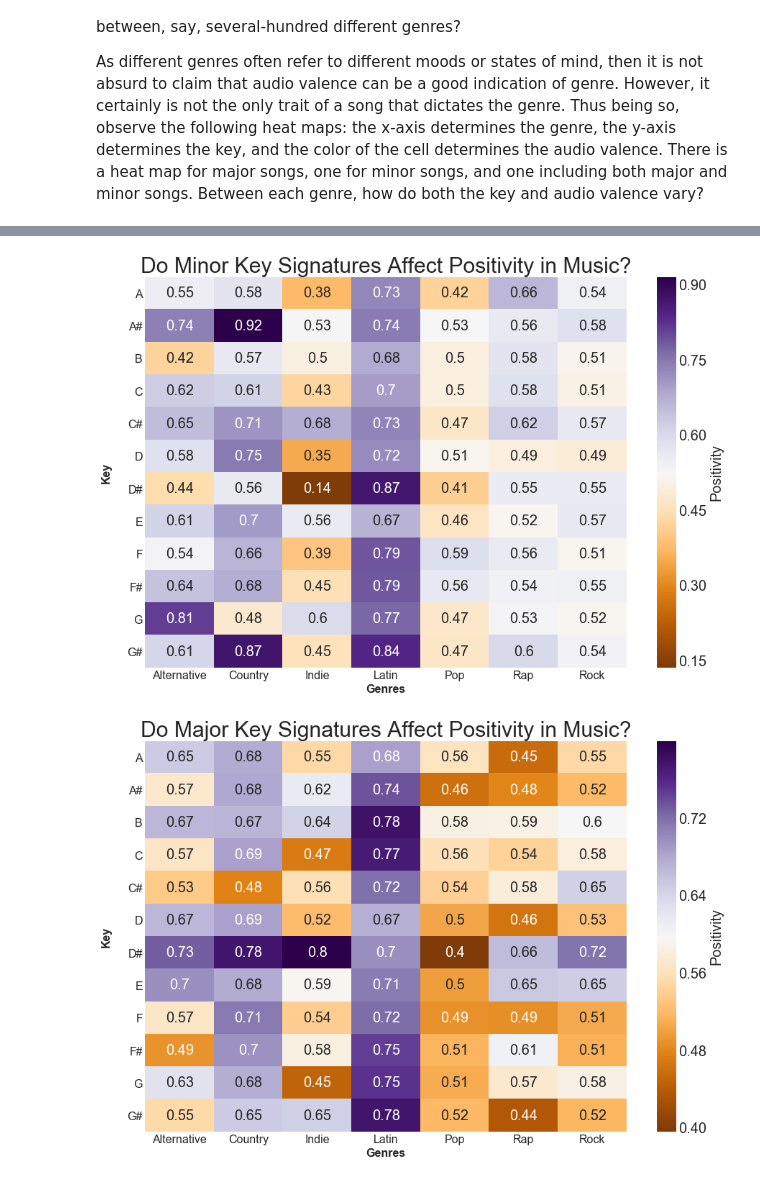
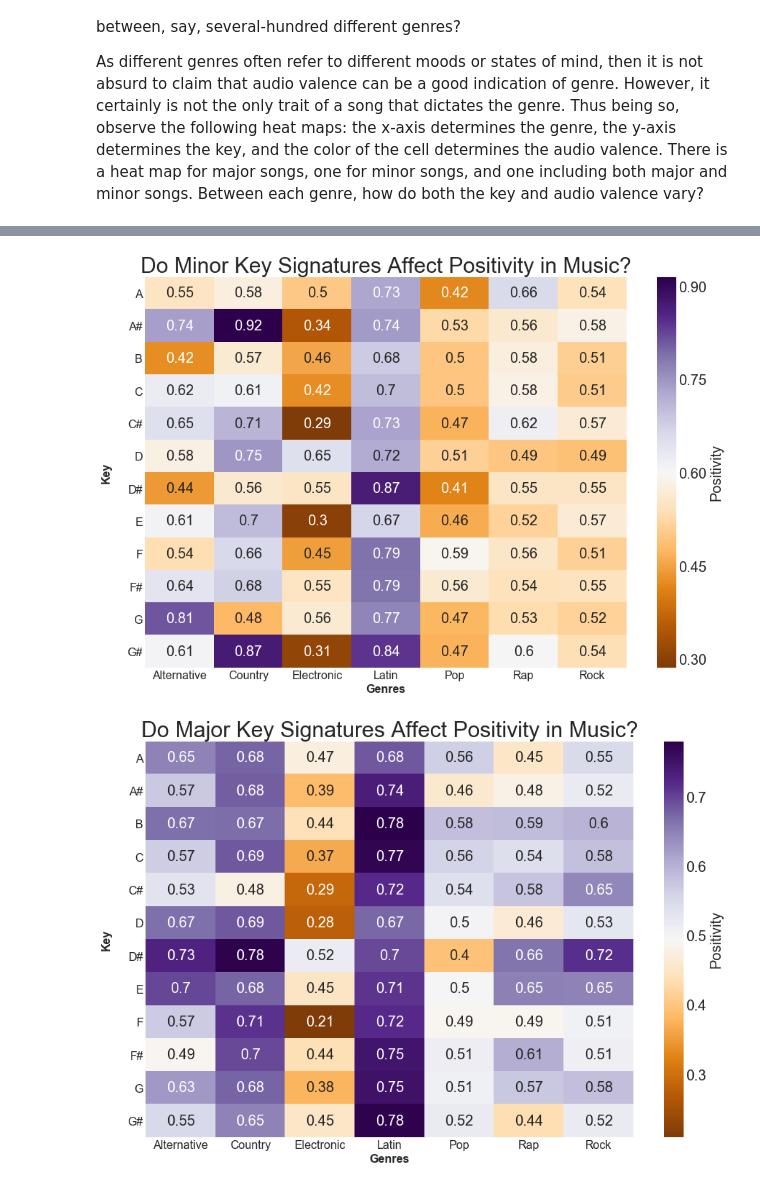
Before and after one commit to GolAbrishami/anlt232hw2, a Jupyter notebook: austin_edwin_golnaz-homework2_final_writeup.ipynb, the cells around one changed output, grey strips where cells are left out. Cells and saved outputs as stored; diff of their text form; code cells hidden in the pictures.

Commit message:
Added more text, histograms, and formatting.

```diff
--- a/austin_edwin_golnaz-homework2_final_writeup.ipynb
+++ b/austin_edwin_golnaz-homework2_final_writeup.ipynb
@@ -152,20 +229,11 @@ Now that the data is properly split by genre, further analysis ensues. The follo
 # %%
-# create value counts for each genre
-rock_mode = rock_df.audio_mode.value_counts()
-country_mode = country_df.audio_mode.value_counts()
-pop_mode = pop_df.audio_mode.value_counts()
-alt_mode = alt_df.audio_mode.value_counts()
-rap_mode = rap_df.audio_mode.value_counts()
-latin_mode = latin_df.audio_mode.value_counts()
-indie_mode = indie_df.audio_mode.value_counts()
-
 # count within each genre the number of major and minor keys
-minor = np.array([rock_mode[0], country_mode[0], pop_mode[0], alt_mode[0],rap_mode[0], latin_mode[0], indie_mode[0]])
-major = np.array([rock_mode[1], country_mode[1], pop_mode[1], alt_mode[1],rap_mode[1], latin_mode[1], indie_mode[1]])
+minor = np.array([rock_mode[0], country_mode[0], pop_mode[0], alt_mode[0],rap_mode[0], latin_mode[0], electronic_mode[0]])
+major = np.array([rock_mode[1], country_mode[1], pop_mode[1], alt_mode[1],rap_mode[1], latin_mode[1], electronic_mode[1]])
 total_modes = major + minor
 
 # genre labels
-genres = ["rock", "country", "pop", "alternative", "rap", "latin", "indie"]
+genres = ["rock", "country", "pop", "alternative", "rap", "latin", "electronic"]
 
 sns.set_style("white")
 sns.set_context({"figure.figsize": (15, 10)})
@@ -185,7 +253,7 @@ l.draw_frame(False)
 #Optional code - Make plot look nicer
 sns.despine(left=True)
 bottom_plot.set_ylabel("Song Count", weight = "bold")
-bottom_plot.set_xlabel("Genres", weight = "bold")
+bottom_plot.set_xlabel("Genre", weight = "bold")
 
 #Set fonts to consistent 16pt size
 for item in ([bottom_plot.xaxis.label, bottom_plot.yaxis.label] +
@@ -208,34 +276,6 @@ Due to the phenomenon shown in the bar plot, perhaps then the modality of a song
 
 As different genres often refer to different moods or states of mind, then it is not absurd to claim that audio valence can be a good indication of genre. However, it certainly is not the only trait of a song that dictates the genre. Thus being so, observe the following heat maps: the x-axis determines the genre, the y-axis determines the key, and the color of the cell determines the audio valence. There is a heat map for major songs, one for minor songs, and one including both major and minor songs. Between each genre, how do both the key and audio valence vary?
 # %%
-# set genres
-rock_df["Genre"] = "Rock"
-country_df["Genre"] = "Country"
-pop_df["Genre"] = "Pop"
-rap_df["Genre"] = "Rap"
-alt_df["Genre"] = "Alternative"
-indie_df["Genre"] = "Indie"
-latin_df["Genre"] = "Latin"
-
-all_genres_df=pd.concat([latin_df, indie_df,alt_df,rap_df,pop_df,country_df,rock_df])
-
-#Create column that maps numerical key values to musical notation
-conditions = [(all_genres_df['key'] == 0),
-              (all_genres_df['key'] == 1),
-              (all_genres_df['key'] == 2),
-              (all_genres_df['key'] == 3),
-              (all_genres_df['key'] == 4),
-              (all_genres_df['key'] == 5),
-              (all_genres_df['key'] == 6),
-              (all_genres_df['key'] == 7),
-              (all_genres_df['key'] == 8),
-              (all_genres_df['key'] == 9),
-              (all_genres_df['key'] == 10),
-              (all_genres_df['key'] == 11)]
-
-key_sigs = ["C", "C#", "D", "D#","E", "F", "F#", "G", "G#", "A", "A#", "B"]
-
-all_genres_df['key_note'] = np.select(conditions, key_sigs)
 genres_minor = all_genres_df[all_genres_df.audio_mode == 0]
 genres_major = all_genres_df[all_genres_df.audio_mode == 1]
 
@@ -298,7 +338,7 @@ plt.show()
 # Major and minor songs
 
 sns.set_context({"figure.figsize": (15, 10)})
-ax = sns.heatmap(songdata_valence, cmap= 'PuOr',annot= True, fmt='0.2', annot_kws={'fontsize':14},
+ax = sns.heatmap(songdata_valence, cmap= 'PuOr',annot= True, fmt='0.2', annot_kws={'fontsize':20},
                  cbar_kws={'label': 'Audio Valence(Musical Positiveness)'})
 
 plt.yticks(rotation = 0)
@@ -333,2 +356,2 @@ See the caveats in the documentation: http://pandas.pydata.org/pandas-docs/stabl
-[figure, old version]
+[figure, new version]
-[figure, old version]
+[figure, new version]
```
Also changed, not shown: parts of 15 cells of this notebook, 1 other file.
